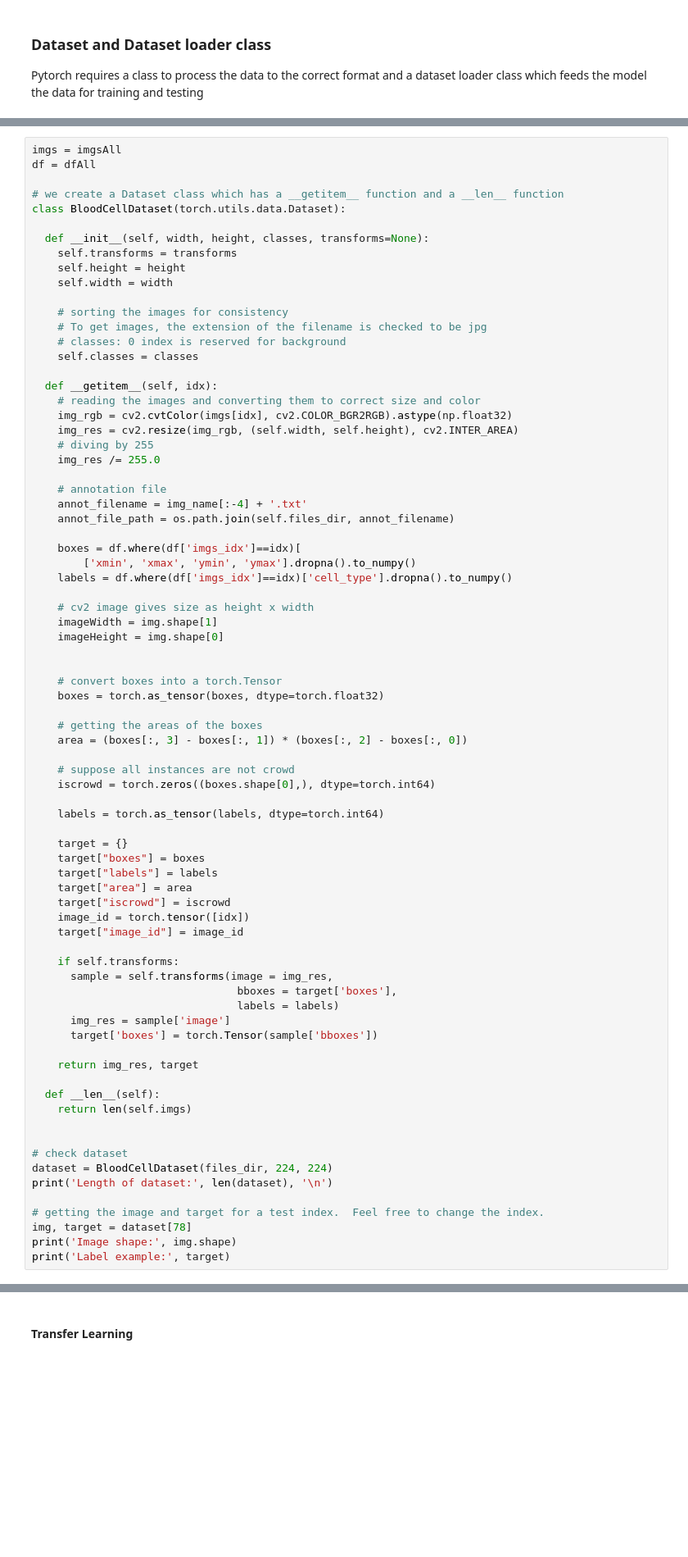
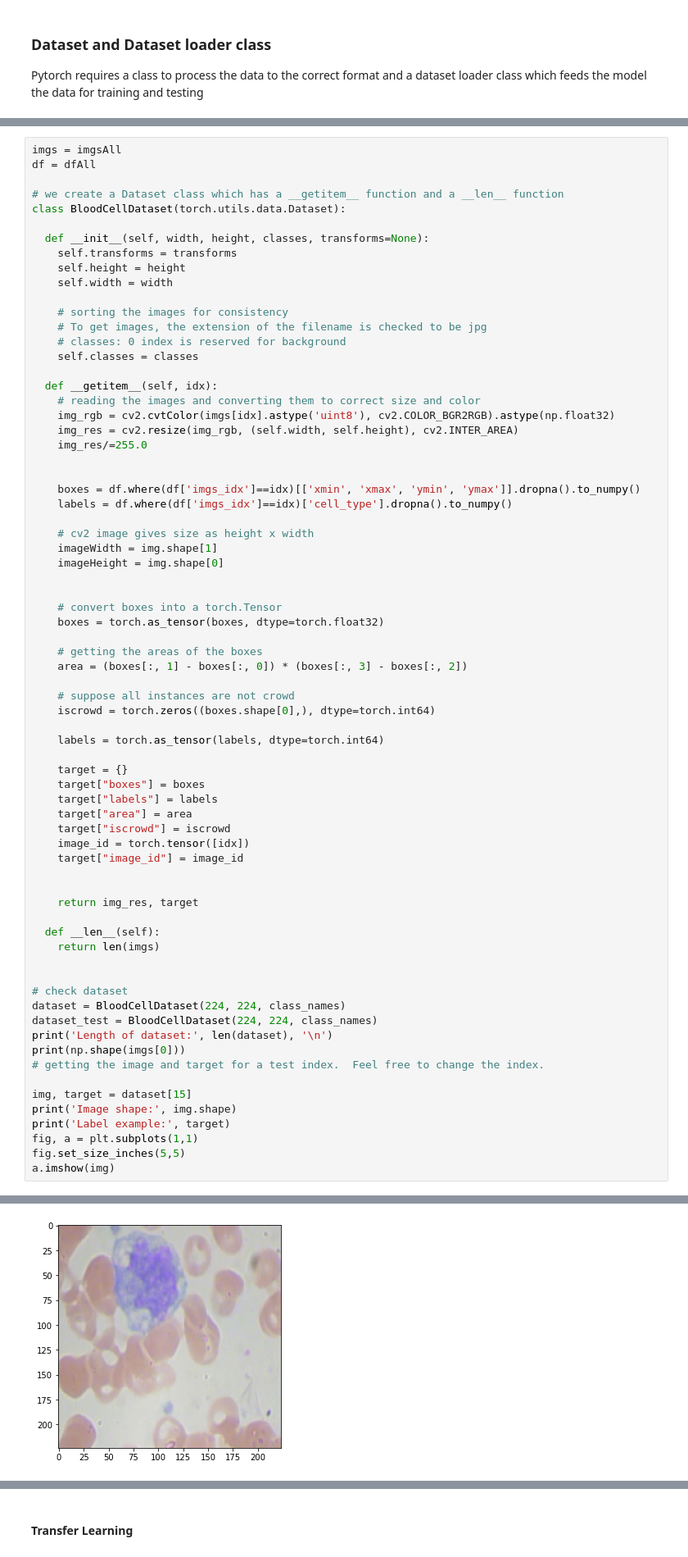
Before and after one commit to KaneNelson/Neural-Networks, a Jupyter notebook: Blood-Cell-Detection-Model/Notebook.ipynb, the cells around one changed output, grey strips where cells are left out. Shown: that part at 82% size. Saved outputs shown, nothing was run; the diff lists cells and outputs as text; blank space fills up the shorter version.

```diff
--- a/Blood-Cell-Detection-Model/Notebook.ipynb
+++ b/Blood-Cell-Detection-Model/Notebook.ipynb
@@ -354,17 +327,12 @@ class BloodCellDataset(torch.utils.data.Dataset):
 
   def __getitem__(self, idx):
     # reading the images and converting them to correct size and color
-    img_rgb = cv2.cvtColor(imgs[idx], cv2.COLOR_BGR2RGB).astype(np.float32)
+    img_rgb = cv2.cvtColor(imgs[idx].astype('uint8'), cv2.COLOR_BGR2RGB).astype(np.float32)
     img_res = cv2.resize(img_rgb, (self.width, self.height), cv2.INTER_AREA)
-    # diving by 255
-    img_res /= 255.0
+    img_res/=255.0
 
-    # annotation file
-    annot_filename = img_name[:-4] + '.txt'
-    annot_file_path = os.path.join(self.files_dir, annot_filename)
 
-    boxes = df.where(df['imgs_idx']==idx)[
-        ['xmin', 'xmax', 'ymin', 'ymax'].dropna().to_numpy()
+    boxes = df.where(df['imgs_idx']==idx)[['xmin', 'xmax', 'ymin', 'ymax']].dropna().to_numpy()
     labels = df.where(df['imgs_idx']==idx)['cell_type'].dropna().to_numpy()
 
     # cv2 image gives size as height x width
@@ -376,7 +344,7 @@ class BloodCellDataset(torch.utils.data.Dataset):
     boxes = torch.as_tensor(boxes, dtype=torch.float32)
 
     # getting the areas of the boxes
-    area = (boxes[:, 3] - boxes[:, 1]) * (boxes[:, 2] - boxes[:, 0])
+    area = (boxes[:, 1] - boxes[:, 0]) * (boxes[:, 3] - boxes[:, 2])
 
     # suppose all instances are not crowd
     iscrowd = torch.zeros((boxes.shape[0],), dtype=torch.int64)
@@ -391,24 +359,24 @@ class BloodCellDataset(torch.utils.data.Dataset):
     image_id = torch.tensor([idx])
     target["image_id"] = image_id
 
-    if self.transforms:
-      sample = self.transforms(image = img_res,
-                                bboxes = target['boxes'],
-                                labels = labels)
-      img_res = sample['image']
-      target['boxes'] = torch.Tensor(sample['bboxes'])
 
     return img_res, target
 
   def __len__(self):
-    return len(self.imgs)
+    return len(imgs)
 
 
 # check dataset
-dataset = BloodCellDataset(files_dir, 224, 224)
+dataset = BloodCellDataset(224, 224, class_names)
+dataset_test = BloodCellDataset(224, 224, class_names)
 print('Length of dataset:', len(dataset), '\n')
+print(np.shape(imgs[0]))
+# getting the image and target for a test index.  Feel free to change the index.
 
-# getting the image and target for a test index.  Feel free to change the index.
-img, target = dataset[78]
+img, target = dataset[15]
 print('Image shape:', img.shape)
 print('Label example:', target)
+fig, a = plt.subplots(1,1)
+fig.set_size_inches(5,5)
+a.imshow(img)
+# %% [output]
@@ -414,0 +401 @@ print('Label example:', target)
+[figure, added]
```
Also changed, not shown: parts of 10 cells of this notebook, 1 other file.
